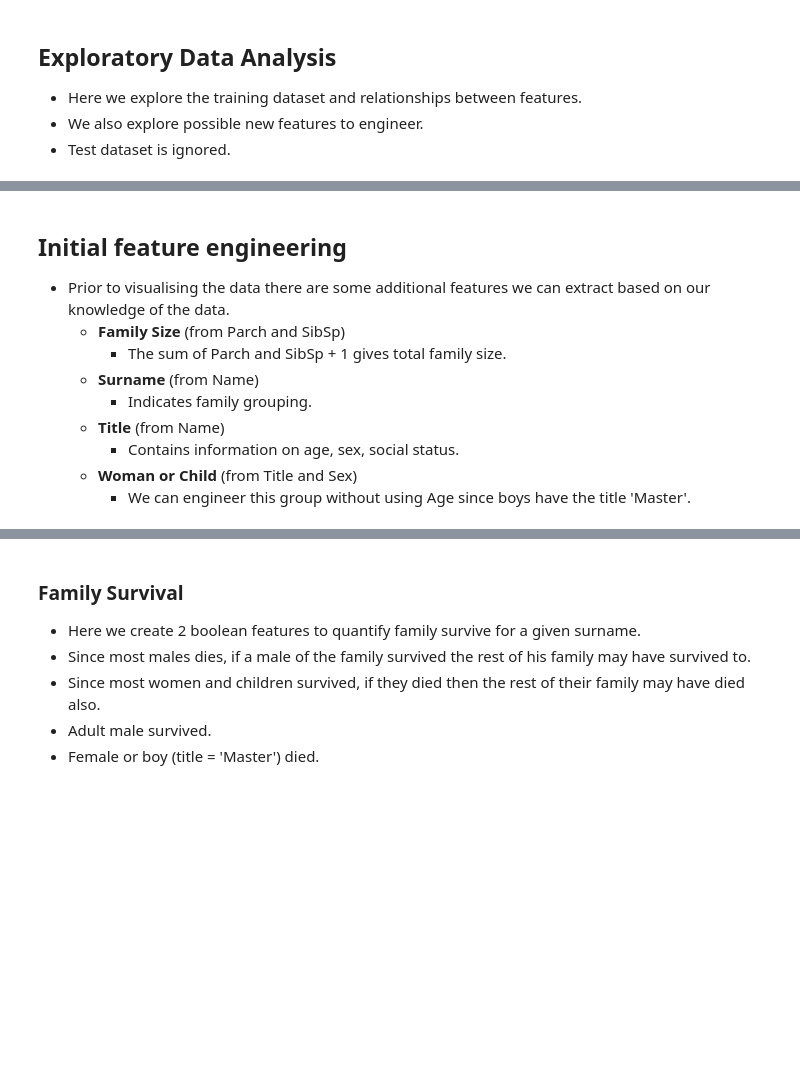
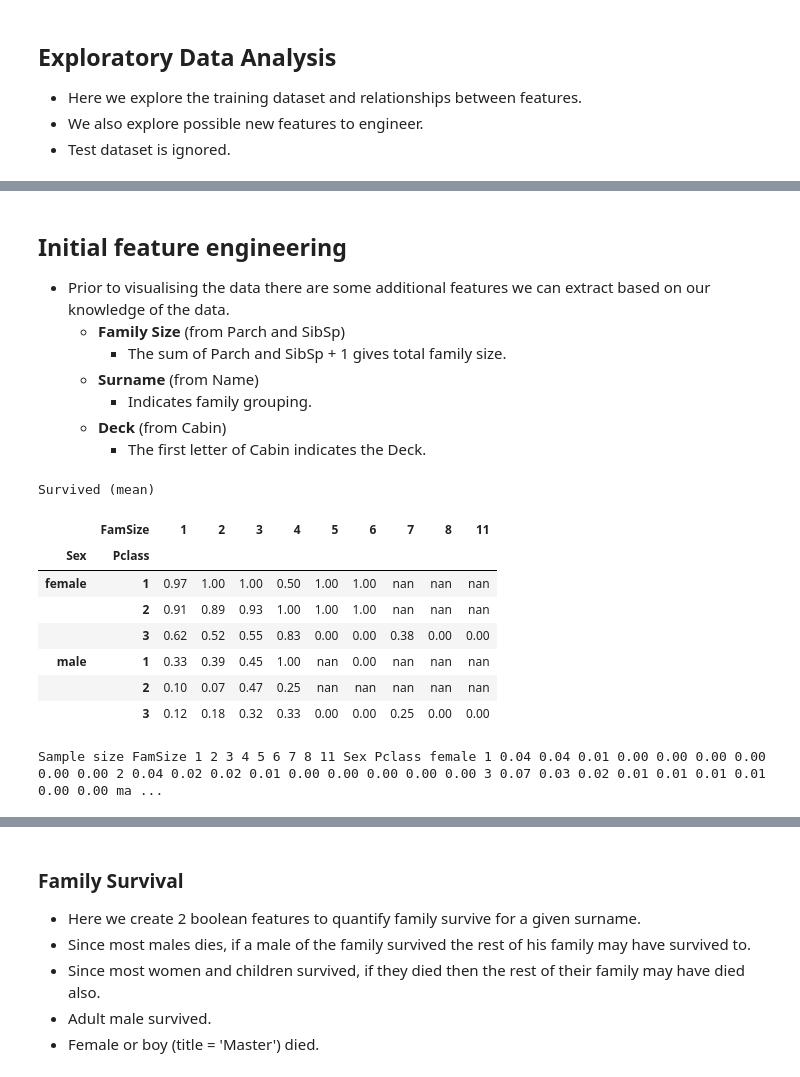
Before and after one commit to StephenRicher/machineLearning, a Jupyter notebook: Titanic/fullPipeline.ipynb, the cells around one changed output, grey strips where cells are left out. Saved outputs shown, nothing was run; the diff lists cells and outputs as text; code cells hidden in the pictures; blank space fills up the shorter version.

Commit message:
Update with new pandas table visuals.

```diff
--- a/Titanic/fullPipeline.ipynb
+++ b/Titanic/fullPipeline.ipynb
@@ -44,7 +120,7 @@ index = 'PassengerId'
 # Explicity define datatypes
 dtypes = ({
     'Survived': bool,
-    'Pclass':   int,
+    'Pclass':   'category',
     'Name':     'category',
     'Sex':      'category',
     'Age':      float,
@@ -55,3 +131,6 @@ dtypes = ({
     'Cabin':   'category',
     'Embarked':'category'
 })
+# Read training data
+train = pd.read_csv(trainPath, index_col=index, dtype=dtypes)
+train.head()
@@ -79,3 +166,0 @@ print(showMissing(train))
-# %%
-# Remove Cabin feature
-train = train.drop('Cabin', axis=1)
@@ -86,7 +188,5 @@ train = train.drop('Cabin', axis=1)
      - The sum of Parch and SibSp + 1 gives total family size.
    - **Surname** (from Name)
      - Indicates family grouping.
-   - **Title** (from Name)
-     - Contains information on age, sex, social status.
-   - **Woman or Child** (from Title and Sex)
-     - We can engineer this group without using Age since boys have the title 'Master'.
+   - **Deck** (from Cabin)
+     - The first letter of Cabin indicates the Deck.
@@ -92,0 +195,13 @@ train = train.drop('Cabin', axis=1)
+# %%
+plotSummaryCount(train, ['Sex', 'Pclass', 'FamSize'], 'Survived')
+# %% [output]
+Survived (mean)
+|  | FamSize | 1 | 2 | 3 | 4 | 5 | 6 | 7 | 8 | 11 |
+| Sex | Pclass |  |  |  |  |  |  |  |  |  |
+| female | 1 | 0.97 | 1.00 | 1.00 | 0.50 | 1.00 | 1.00 | nan | nan | nan |
+|  | 2 | 0.91 | 0.89 | 0.93 | 1.00 | 1.00 | 1.00 | nan | nan | nan |
+|  | 3 | 0.62 | 0.52 | 0.55 | 0.83 | 0.00 | 0.00 | 0.38 | 0.00 | 0.00 |
+| male | 1 | 0.33 | 0.39 | 0.45 | 1.00 | nan | 0.00 | nan | nan | nan |
+|  | 2 | 0.10 | 0.07 | 0.47 | 0.25 | nan | nan | nan | nan | nan |
+|  | 3 | 0.12 | 0.18 | 0.32 | 0.33 | 0.00 | 0.00 | 0.25 | 0.00 | 0.00 |
+Sample size FamSize 1 2 3 4 5 6 7 8 11 Sex Pclass female 1 0.04 0.04 0.01 0.00 0.00 0.00 0.00 0.00 0.00 2 0.04 0.02 0.02 0.01 0.00 0.00 0.00 0.00 0.00 3 0.07 0.03 0.02 0.01 0.01 0.01 0.01 0.00 0.00 ma ...
```
Also changed, not shown: parts of 43 cells of this notebook.
